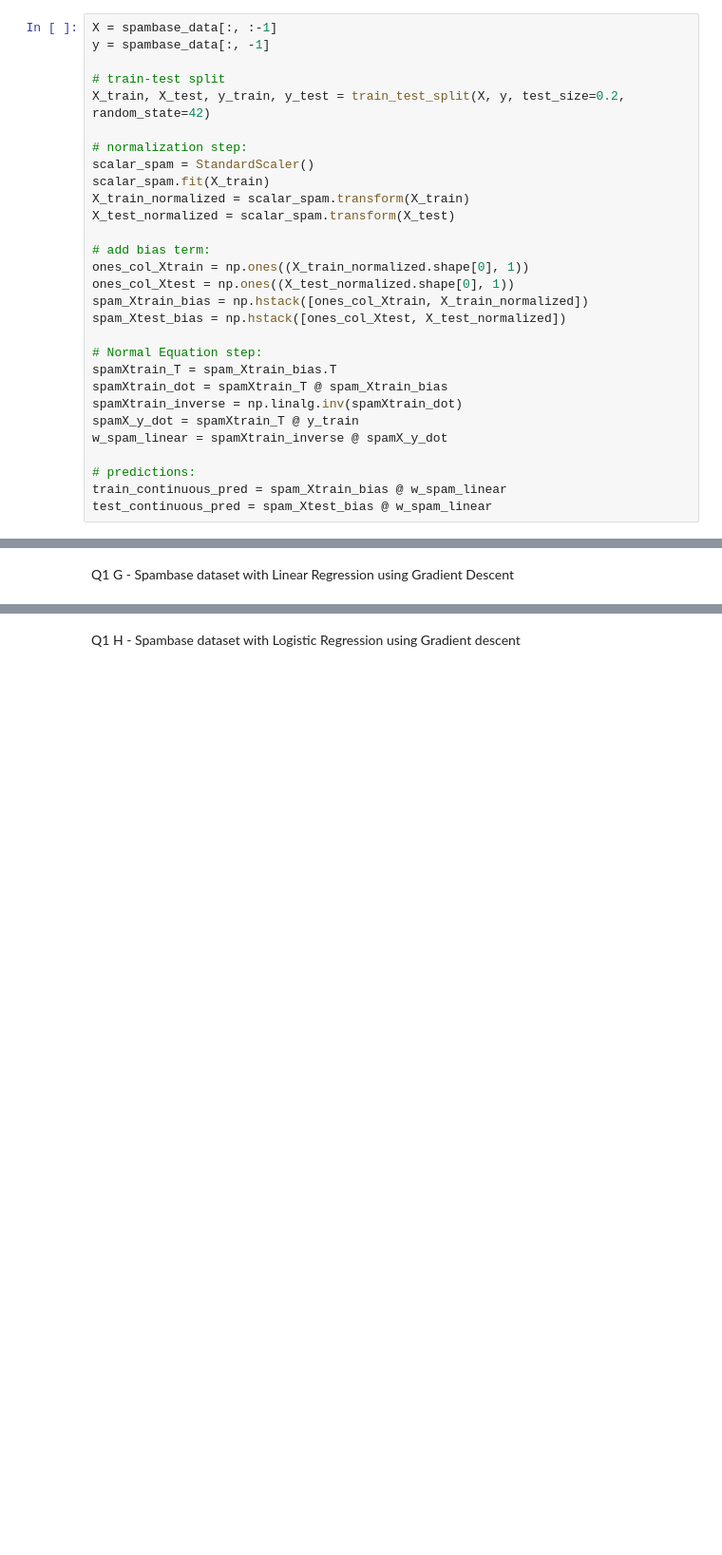
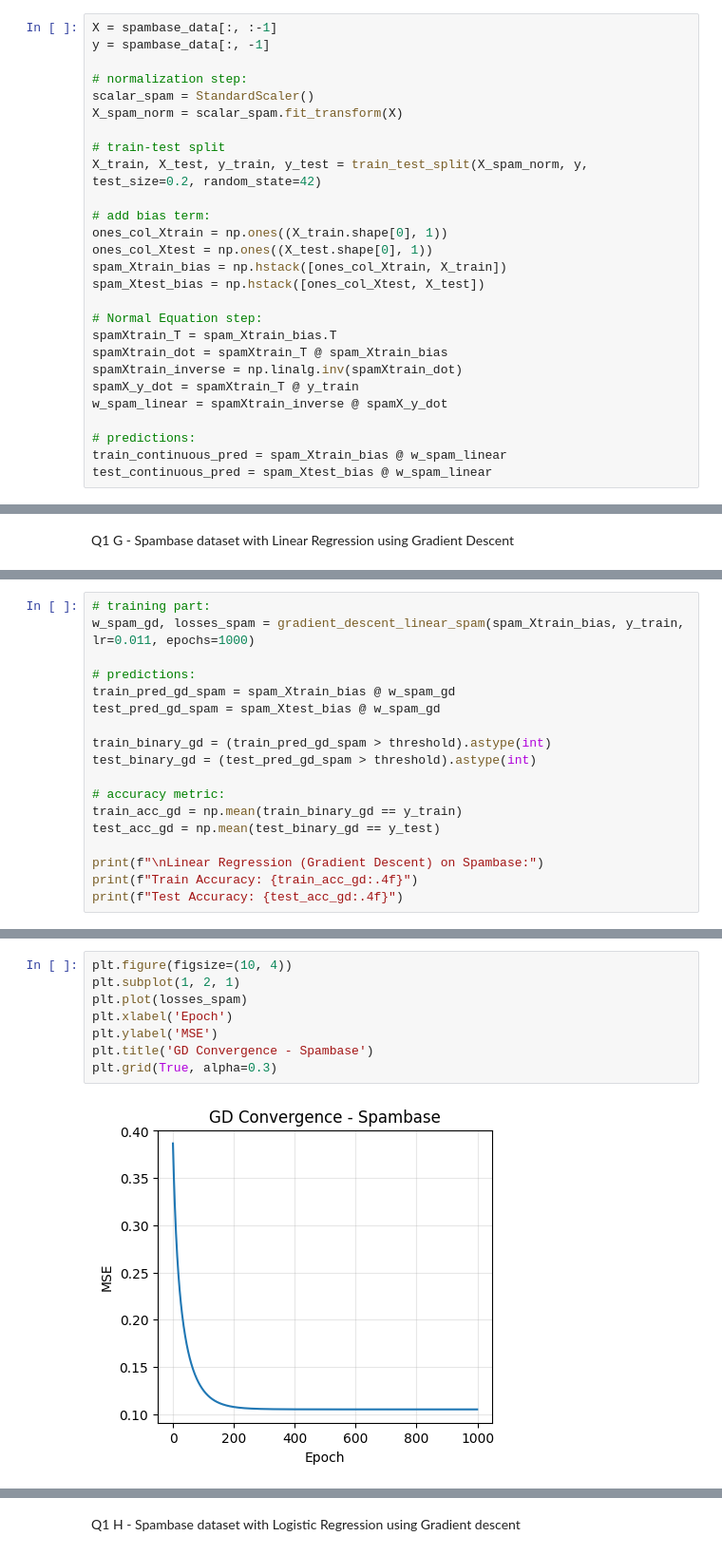
Before and after one commit to yashlad27/CS6140-Fall2025, a Jupyter notebook: Week-2/HW2/hw2_q1_ml.ipynb, the cells around one changed output, grey strips where cells are left out. Shown at 95% size. Saved outputs shown, nothing was run; the diff lists cells and outputs as text; blank space fills up the shorter version.

```diff
--- a/Week-2/HW2/hw2_q1_ml.ipynb
+++ b/Week-2/HW2/hw2_q1_ml.ipynb
@@ -196,20 +199,18 @@ Q1 E - Spambase dataset with Linear Regression (Normal Equations)
 X = spambase_data[:, :-1]
 y = spambase_data[:, -1]
 
-# train-test split
-X_train, X_test, y_train, y_test = train_test_split(X, y, test_size=0.2, random_state=42)
-
 # normalization step:
 scalar_spam = StandardScaler()
-scalar_spam.fit(X_train)
-X_train_normalized = scalar_spam.transform(X_train)
-X_test_normalized = scalar_spam.transform(X_test)
+X_spam_norm = scalar_spam.fit_transform(X)
+
+# train-test split
+X_train, X_test, y_train, y_test = train_test_split(X_spam_norm, y, test_size=0.2, random_state=42)
 
 # add bias term:
-ones_col_Xtrain = np.ones((X_train_normalized.shape[0], 1))
-ones_col_Xtest = np.ones((X_test_normalized.shape[0], 1))
-spam_Xtrain_bias = np.hstack([ones_col_Xtrain, X_train_normalized])
-spam_Xtest_bias = np.hstack([ones_col_Xtest, X_test_normalized])
+ones_col_Xtrain = np.ones((X_train.shape[0], 1))
+ones_col_Xtest = np.ones((X_test.shape[0], 1))
+spam_Xtrain_bias = np.hstack([ones_col_Xtrain, X_train])
+spam_Xtest_bias = np.hstack([ones_col_Xtest, X_test])
 
 # Normal Equation step:
 spamXtrain_T = spam_Xtrain_bias.T
@@ -322,0 +365,18 @@ Q1 G - Spambase dataset with Linear Regression using Gradient Descent
+# %%
+# training part:
+w_spam_gd, losses_spam = gradient_descent_linear_spam(spam_Xtrain_bias, y_train, lr=0.011, epochs=1000)
+
+# predictions:
+train_pred_gd_spam = spam_Xtrain_bias @ w_spam_gd
+test_pred_gd_spam = spam_Xtest_bias @ w_spam_gd
+
+train_binary_gd = (train_pred_gd_spam > threshold).astype(int)
+test_binary_gd = (test_pred_gd_spam > threshold).astype(int)
+
+# accuracy metric:
+train_acc_gd = np.mean(train_binary_gd == y_train)
+test_acc_gd = np.mean(test_binary_gd == y_test)
+
+print(f"\nLinear Regression (Gradient Descent) on Spambase:")
+print(f"Train Accuracy: {train_acc_gd:.4f}")
+print(f"Test Accuracy: {test_acc_gd:.4f}")
@@ -322,0 +407,10 @@ Q1 G - Spambase dataset with Linear Regression using Gradient Descent
+# %%
+plt.figure(figsize=(10, 4))
+plt.subplot(1, 2, 1)
+plt.plot(losses_spam)
+plt.xlabel('Epoch')
+plt.ylabel('MSE')
+plt.title('GD Convergence - Spambase')
+plt.grid(True, alpha=0.3)
+# %% [output]
+[figure, added]
```
Also changed, not shown: parts of 28 cells of this notebook.
